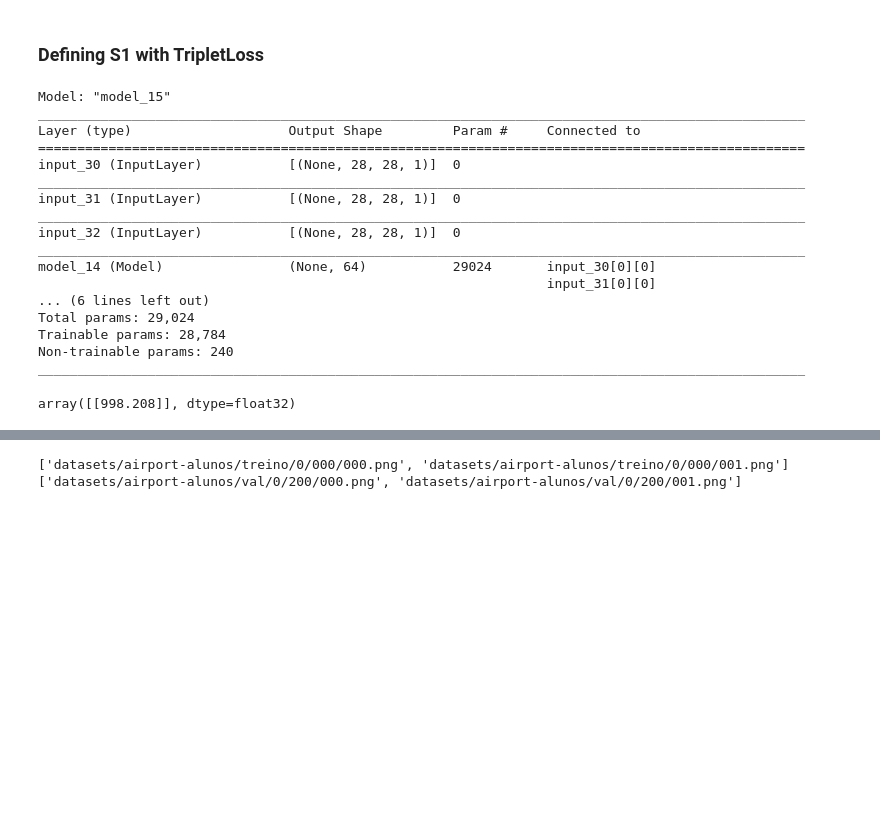
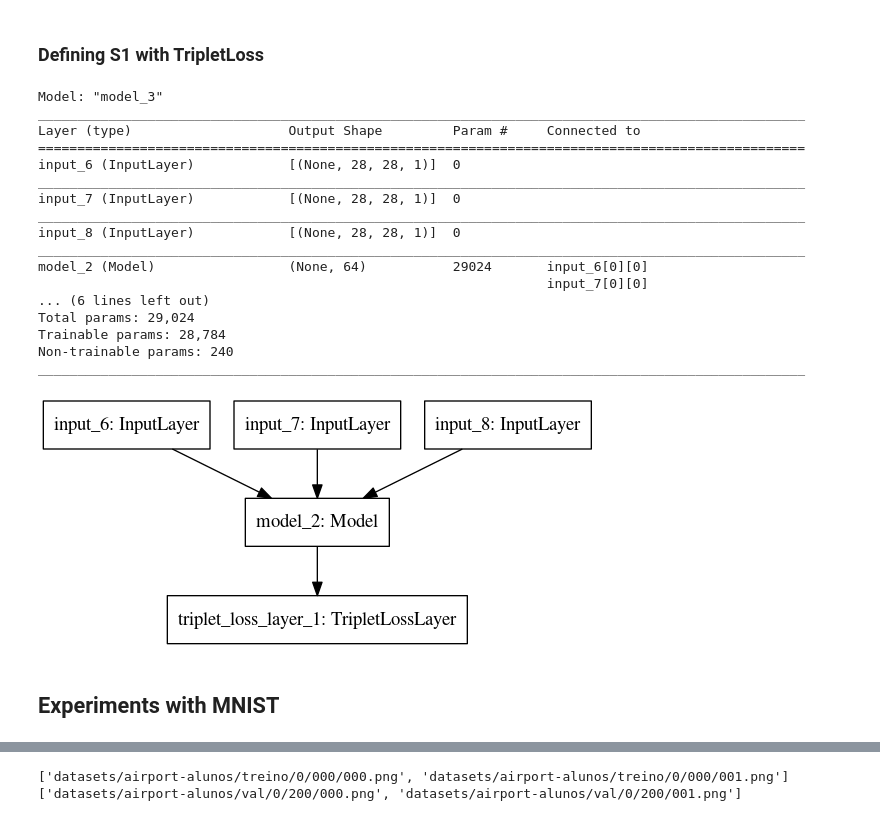
Before and after one commit to jblupus/ammd-siamesas, a Jupyter notebook: AMMD2_Siamesas_01.ipynb, the cells around one changed output, grey strips where cells are left out. Drawn from its saved outputs; the diff is of its cells as text; code cells hidden in the pictures; blank space fills up the shorter version.

```diff
--- a/AMMD2_Siamesas_01.ipynb
+++ b/AMMD2_Siamesas_01.ipynb
@@ -83,41 +122,67 @@ class TripletLossLayer(tf.keras.layers.Layer):
         x, y = vects
         x = tf.cast(x, 'float32')
         y = tf.cast(y, 'float32')
-        sum_square = K.sum(K.square(x - y), axis=1, keepdims=True)
-        return K.sqrt(K.maximum(sum_square, K.epsilon()))
+
+        return K.mean(K.sum(K.square(x-y),axis=1))
 
     def call(self, inputs=None):
-        #     a, p, n = inp
         #     Calcule triplet loss
         #     loss = max(dist(a, p) - dist(a, n) + margin, 0)
-        self.margin = tf.constant(1000 , dtype='float32')
+        self.margin = tf.constant(0.4 , dtype='float32')
         a, p, n = inputs
         a = tf.cast(a, 'float32')
         p = tf.cast(p, 'float32')
         n = tf.cast(n, 'float32')
+
         # Calcule triplet loss
-        # loss = max(dist(a, p) - dist(a, n) + margin, 0)
         subt_ = tf.subtract(self.euclidean_distance([a, p]) , self.euclidean_distance([a, n]))
         sum_ = tf.add(subt_, self.margin)
-        loss = sum_#, tf.constant(0)
 
+        loss = K.maximum(sum_, 0.0)
         # add in model loss
         self.add_loss(loss)
 
         return a
 # %%
 input_shape = (28, 28, 1)
+# input_shape = (128, 64, 3)
 base_network = create_base_model(input_shape)
 
 input_anchor = Input(shape=input_shape)
 input_positive = Input(shape=input_shape)
 input_negative = Input(shape=input_shape)
 
 processed_a = base_network(input_anchor)
 processed_p = base_network(input_positive)
 processed_n = base_network(input_negative)
 
 # loss = Lambda(triplet_loss)([processed_a, processed_p, processed_n])
 loss_layer = TripletLossLayer()([processed_a, processed_p, processed_n])
 
 model = Model([input_anchor, input_positive, input_negative], loss_layer)
+model.compile(loss=(lambda y_true, ypred: 0.0))
+
+embs_model = base_network
+embs_model.compile(loss=(lambda y_true, ypred: 0.0))
+
+model.summary()
+tf.keras.utils.plot_model(model)
+# %% [output]
+Model: "model_3"
+__________________________________________________________________________________________________
+Layer (type)                    Output Shape         Param #     Connected to
+==================================================================================================
+input_6 (InputLayer)            [(None, 28, 28, 1)]  0
+__________________________________________________________________________________________________
+input_7 (InputLayer)            [(None, 28, 28, 1)]  0
+__________________________________________________________________________________________________
+input_8 (InputLayer)            [(None, 28, 28, 1)]  0
+__________________________________________________________________________________________________
+model_2 (Model)                 (None, 64)           29024       input_6[0][0]
+                                                                 input_7[0][0]
+... (6 lines left out)
+Total params: 29,024
+Trainable params: 28,784
+Non-trainable params: 240
+__________________________________________________________________________________________________
+[figure, added]
@@ -127,24 +189,5 @@ model.compile(loss=(lambda y_true, ypred: 0.0))
-# %%
-tf.keras.utils.plot_model(model)
-model.summary()
-# %% [output]
-Model: "model_15"
-__________________________________________________________________________________________________
-Layer (type)                    Output Shape         Param #     Connected to
-==================================================================================================
-input_30 (InputLayer)           [(None, 28, 28, 1)]  0
-__________________________________________________________________________________________________
-input_31 (InputLayer)           [(None, 28, 28, 1)]  0
-__________________________________________________________________________________________________
-input_32 (InputLayer)           [(None, 28, 28, 1)]  0
-__________________________________________________________________________________________________
-model_14 (Model)                (None, 64)           29024       input_30[0][0]
-                                                                 input_31[0][0]
-... (6 lines left out)
-Total params: 29,024
-Trainable params: 28,784
-Non-trainable params: 240
-__________________________________________________________________________________________________
+# %% [markdown]
+## Experiments with MNIST
 # %%
 (x_train, y_train), (x_test, y_test) = tf.keras.datasets.mnist.load_data(path='mnist.npz')
 x_train = x_train.reshape((60000, 28, 28, 1)).astype('float')
@@ -155,4 +193,0 @@ y_true = np.array([[0.0 for _ in range(64)]])
-# %%
-model.train_on_batch(inp_, y_true)
-# %% [output]
-array([[998.208]], dtype=float32)
```
Also changed, not shown: parts of 11 cells of this notebook, 1 other file.
